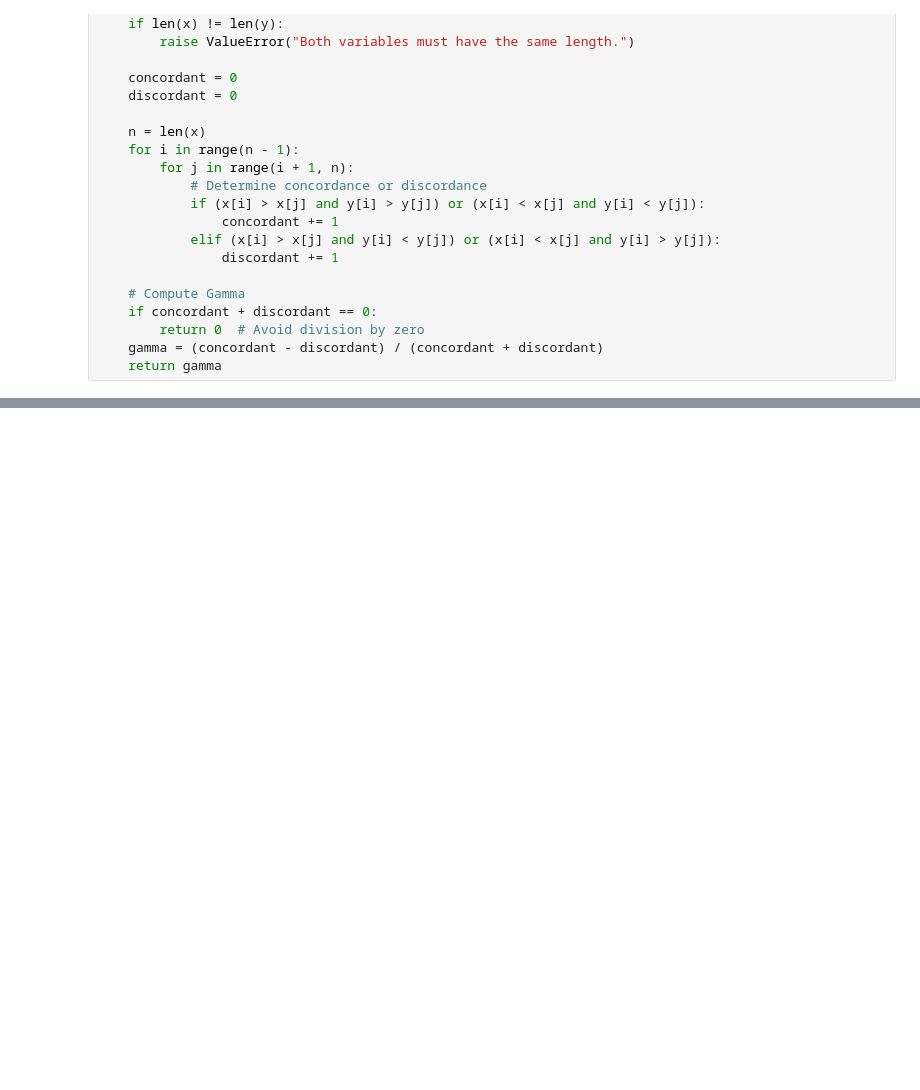
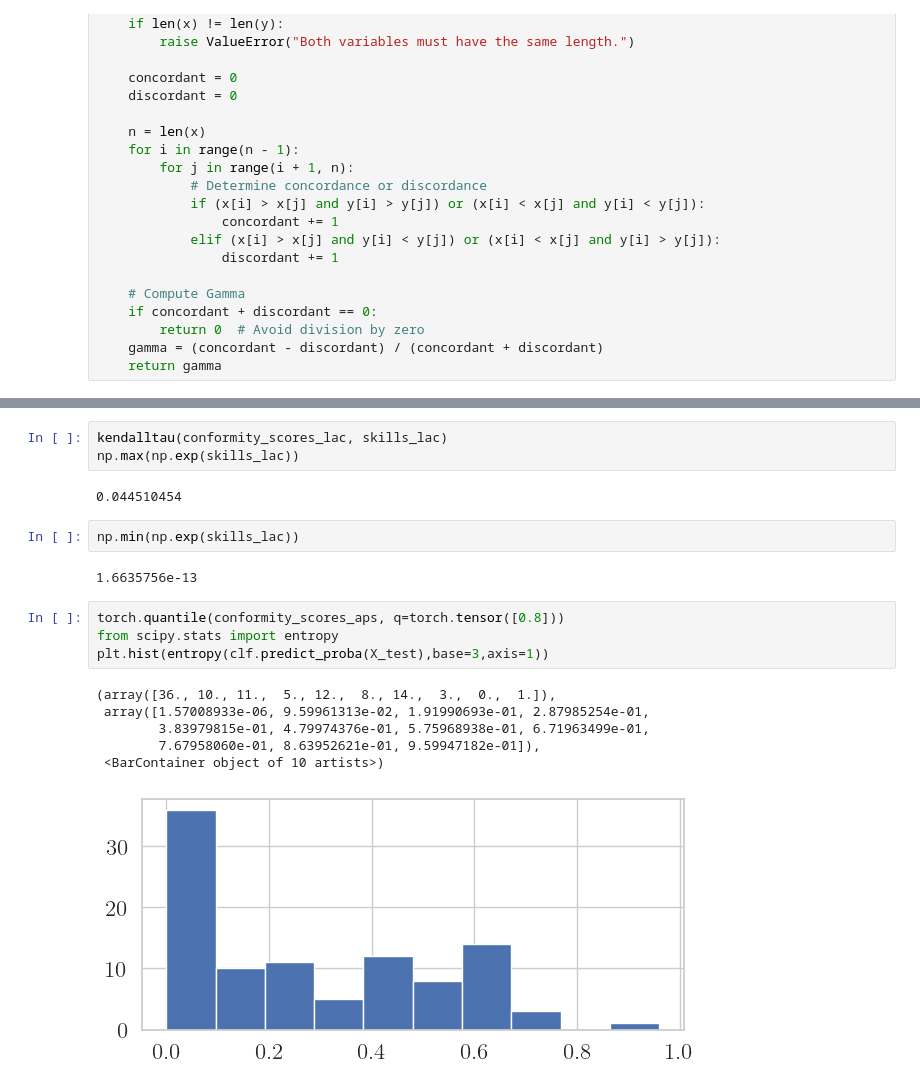
Before and after one commit to yunjinnkim/preference-based-cp, a Jupyter notebook: notebooks/learning_ncs_trochcp.ipynb, the cells around one changed output, grey strips where cells are left out. Drawn from its saved outputs; the diff is of its cells as text; blank space fills up the shorter version.

```diff
--- a/notebooks/learning_ncs_trochcp.ipynb
+++ b/notebooks/learning_ncs_trochcp.ipynb
@@ -918,0 +457,20 @@ ValueError: Invalid method for binary target. Your target is not of type multicl
+# %%
+kendalltau(conformity_scores_lac, skills_lac)
+np.max(np.exp(skills_lac))
+# %% [output]
+0.044510454
+# %%
+np.min(np.exp(skills_lac))
+# %% [output]
+1.6635756e-13
+# %%
+torch.quantile(conformity_scores_aps, q=torch.tensor([0.8]))
+from scipy.stats import entropy
+plt.hist(entropy(clf.predict_proba(X_test),base=3,axis=1))
+# %% [output]
+(array([36., 10., 11.,  5., 12.,  8., 14.,  3.,  0.,  1.]),
+ array([1.57008933e-06, 9.59961313e-02, 1.91990693e-01, 2.87985254e-01,
+        3.83979815e-01, 4.79974376e-01, 5.75968938e-01, 6.71963499e-01,
+        7.67958060e-01, 8.63952621e-01, 9.59947182e-01]),
+ <BarContainer object of 10 artists>)
+[figure, added]
```
Also changed, not shown: parts of 30 cells of this notebook, 1 other file.
